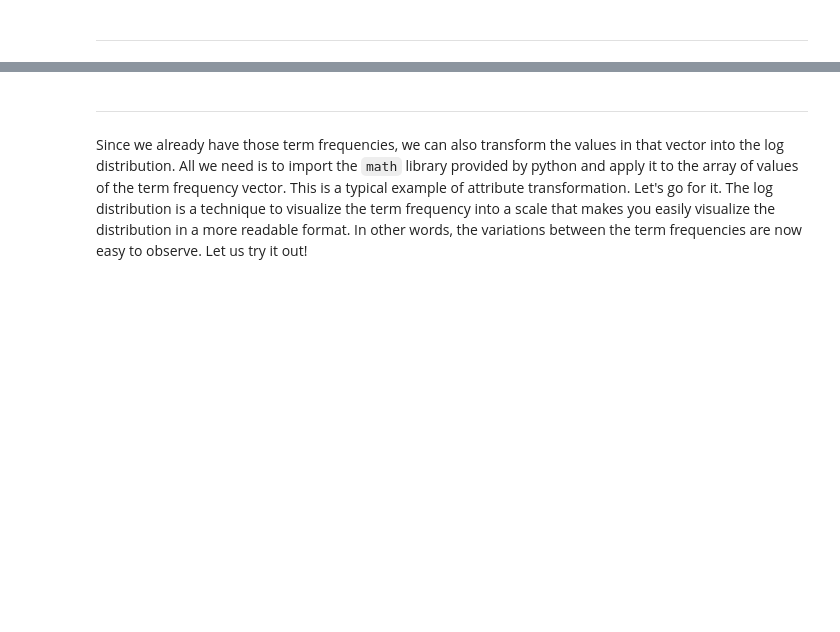
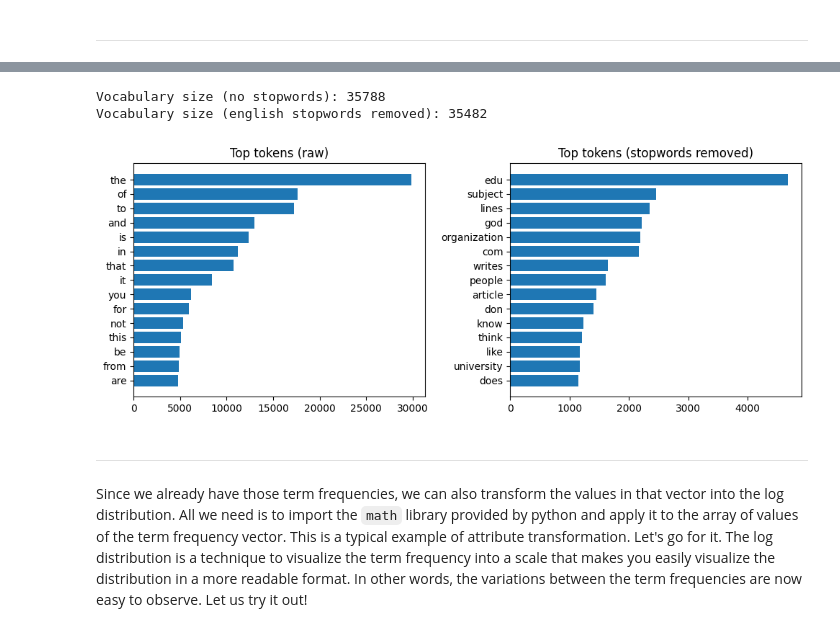
Before and after one commit to brandonlin991118/DM2025-Lab1-Exercise, a Jupyter notebook: DM2025-Lab1-Master.ipynb, the cells around one changed output, grey strips where cells are left out. Saved outputs shown, nothing was run; the diff lists cells and outputs as text; code cells hidden in the pictures; blank space fills up the shorter version.

```diff
--- a/DM2025-Lab1-Master.ipynb
+++ b/DM2025-Lab1-Master.ipynb
@@ -1427,3 +1611,42 @@ Additionally, you can attempt to sort the terms on the `x-axis` by frequency ins
+# %%
+# Answer here
+
+from sklearn.feature_extraction.text import CountVectorizer
+import numpy as np
+import matplotlib.pyplot as plt
+
+cv_raw = CountVectorizer()
+X_raw = cv_raw.fit_transform(X["text"])
+v_raw = cv_raw.get_feature_names_out()
+c_raw = np.asarray(X_raw.sum(axis=0)).ravel()
+
+cv_sw = CountVectorizer(stop_words="english")
+X_sw = cv_sw.fit_transform(X["text"])
+v_sw = cv_sw.get_feature_names_out()
+c_sw = np.asarray(X_sw.sum(axis=0)).ravel()
+
+print("Vocabulary size (no stopwords):", len(v_raw))
+print("Vocabulary size (english stopwords removed):", len(v_sw))
+
+# plot top-15 tokens before/after
+top_k = 15
+
+idx_raw = c_raw.argsort()[::-1][:top_k]
+idx_sw  = c_sw.argsort()[::-1][:top_k]
+
+plt.figure(figsize=(10, 4))
+plt.subplot(1, 2, 1)
+plt.barh(v_raw[idx_raw][::-1], c_raw[idx_raw][::-1])
+plt.title("Top tokens (raw)")
+plt.subplot(1, 2, 2)
+plt.barh(v_sw[idx_sw][::-1], c_sw[idx_sw][::-1])
+plt.title("Top tokens (stopwords removed)")
+plt.tight_layout()
+plt.show()
+# %% [output]
+Vocabulary size (no stopwords): 35788
+Vocabulary size (english stopwords removed): 35482
+[figure, added]
 # %% [markdown]
 ---
 # %% [markdown]
```
Also changed, not shown: parts of 23 cells of this notebook, 1 other file.
